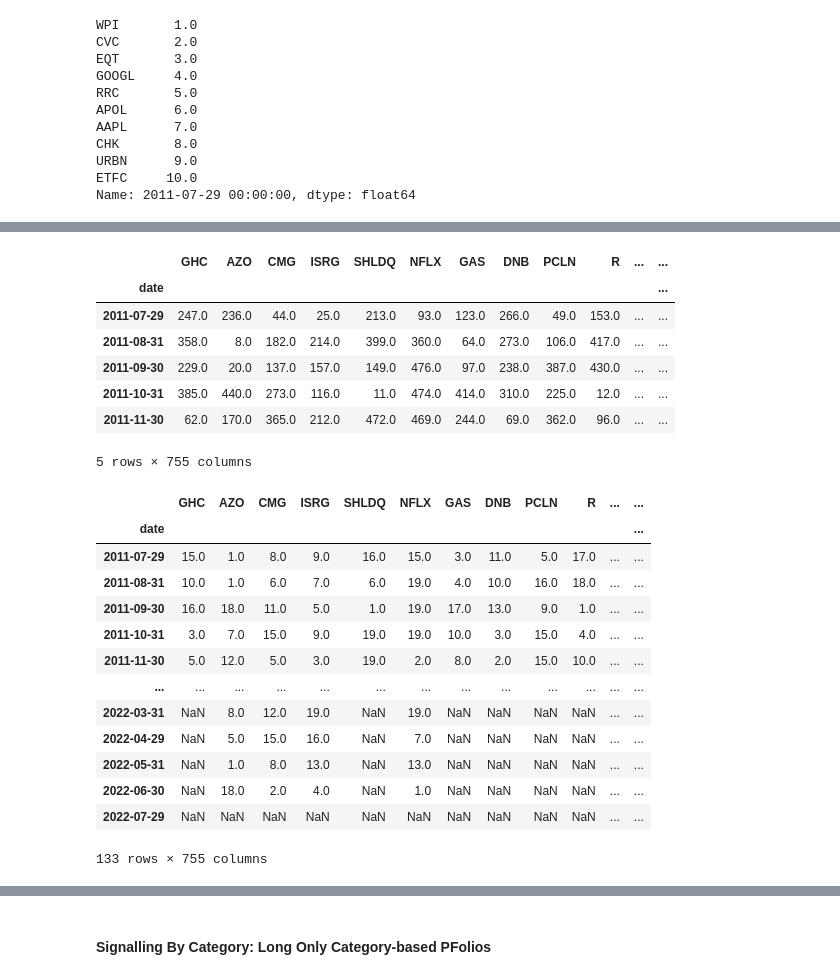
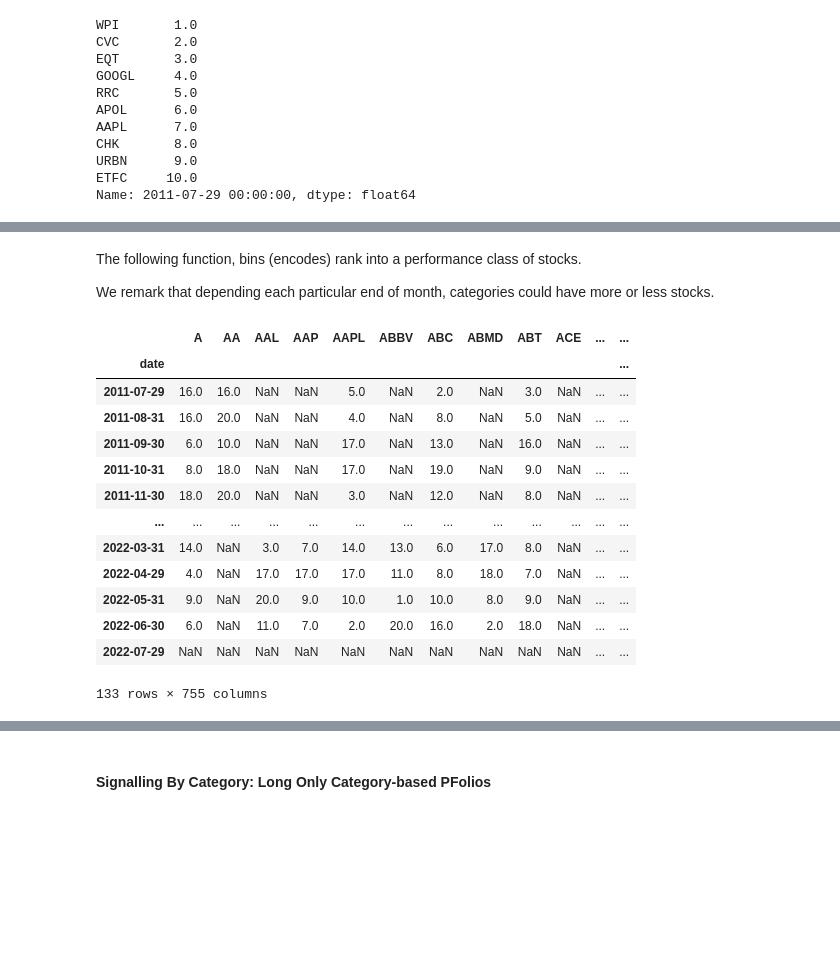
Before and after one commit to falken1983/pystock_recommender, a Jupyter notebook: jupyter_notebooks/scoring_stocks_performance.ipynb, the cells around one changed output, grey strips where cells are left out. Drawn from its saved outputs; the diff is of its cells as text; code cells hidden in the pictures; blank space fills up the shorter version.

```diff
--- a/jupyter_notebooks/scoring_stocks_performance.ipynb
+++ b/jupyter_notebooks/scoring_stocks_performance.ipynb
@@ -44,11 +58,11 @@ Name: AAPL, dtype: float64
 # %%
-def f(data, last_row=False):
+def net_cumreturn(data, last_row=False):
     df = ((1+data).cumprod(axis=0)-1)
     if last_row:
         return df.iloc[-1]
     return df
 
-AAPLdaily_rets.resample("BM").apply(f, last_row=True)[:-1]
+df["AAPL"].resample("BM").apply(net_cumreturn, last_row=True)[:-1] # (Net) Cumulative Return and Monthly Resampling
 # %% [output]
 date
 2011-06-30    0.004879
@@ -66,5 +82,5 @@ Freq: BM, Name: AAPL, Length: 134, dtype: float64
 # %%
-df_monthly_returns = df.resample("BM").apply(f, last_row=True)[1:-1]
+df_monthly_returns = df.resample("BM").apply(net_cumreturn, last_row=True)[1:-1]
 # %%
 df_monthly_returns.head()
 # %% [output]
@@ -261,11 +292,0 @@ df_monthly_returns.apply(revelator, axis=1) """
-# %%
-""" def revelator(data):
-    #pass
-    # best_perfs = data.rank(ascending=False)<=10
-    df = data.rank(ascending=False)
-    #df.loc[best_perfs] = 1
-    #df.loc[worst_perfs] = -1
-    #df_row.loc[~best_perfs & ~worst_perfs] = 0
-    return df """
-
-df_monthly_ranks = df_monthly_returns.rank(ascending=False, axis=1)
@@ -325,45 +326,33 @@ df_monthly_ranks.head(5)
-# %%
-df_rank_encoded.head(5)
-# %% [output]
-|  | GHC | AZO | CMG | ISRG | SHLDQ | NFLX | GAS | DNB | PCLN | R | ... | ... |
-| date |  |  |  |  |  |  |  |  |  |  |  | ... |
-| 2011-07-29 | 247.0 | 236.0 | 44.0 | 25.0 | 213.0 | 93.0 | 123.0 | 266.0 | 49.0 | 153.0 | ... | ... |
-| 2011-08-31 | 358.0 | 8.0 | 182.0 | 214.0 | 399.0 | 360.0 | 64.0 | 273.0 | 106.0 | 417.0 | ... | ... |
-| 2011-09-30 | 229.0 | 20.0 | 137.0 | 157.0 | 149.0 | 476.0 | 97.0 | 238.0 | 387.0 | 430.0 | ... | ... |
-| 2011-10-31 | 385.0 | 440.0 | 273.0 | 116.0 | 11.0 | 474.0 | 414.0 | 310.0 | 225.0 | 12.0 | ... | ... |
-| 2011-11-30 | 62.0 | 170.0 | 365.0 | 212.0 | 472.0 | 469.0 | 244.0 | 69.0 | 362.0 | 96.0 | ... | ... |
-5 rows × 755 columns
-# %%
-def revelator(data): #John, The Revelator
-    bins = np.linspace(1,data.count(),num=20) # notna values. This implies trading with a different number of high relevant (1) and high irrelevant (19) stocks
-    labels = list(range(1,len(bins)))
-    df = pd.cut(x=data,
-        bins=bins,
-        labels=labels)
-    return df
-
-df_rank_encoded = df_rank_encoded.apply(revelator, axis=1)
+# %% [markdown]
+The following function, bins (encodes) rank into a performance class of stocks.
+
+We remark that depending each particular end of month, categories could have more or less stocks.
 # %%
+# notna values. This implies trading with a different number of high relevant (CAT 1) and high irrelevant (CAT 20) stocks on each "query" date
+def revelator(data): #John, The Revelator
+    bins = 20
+    df = pd.cut(x=data, bins=bins, labels=False)
+    return 1+df
 """
 Relevance encoding must be lagged : to train the model we have to calculate and select features
 capable to explain the one-period (1 BM) after high or low performance
 In this way relevances can be inferred by the model on the test set (prediction)
 and then implement portfolio selection policies prior to the period of interest
 """
-df_rank_encoded = df_rank_encoded.shift(-1).astype(float)
+df_rank_encoded = df_rank_encoded.apply(revelator, axis=1).shift(-1)
 df_rank_encoded
 # %% [output]
-|  | GHC | AZO | CMG | ISRG | SHLDQ | NFLX | GAS | DNB | PCLN | R | ... | ... |
+|  | A | AA | AAL | AAP | AAPL | ABBV | ABC | ABMD | ABT | ACE | ... | ... |
 | date |  |  |  |  |  |  |  |  |  |  |  | ... |
-| 2011-07-29 | 15.0 | 1.0 | 8.0 | 9.0 | 16.0 | 15.0 | 3.0 | 11.0 | 5.0 | 17.0 | ... | ... |
-| 2011-08-31 | 10.0 | 1.0 | 6.0 | 7.0 | 6.0 | 19.0 | 4.0 | 10.0 | 16.0 | 18.0 | ... | ... |
-| 2011-09-30 | 16.0 | 18.0 | 11.0 | 5.0 | 1.0 | 19.0 | 17.0 | 13.0 | 9.0 | 1.0 | ... | ... |
-| 2011-10-31 | 3.0 | 7.0 | 15.0 | 9.0 | 19.0 | 19.0 | 10.0 | 3.0 | 15.0 | 4.0 | ... | ... |
-| 2011-11-30 | 5.0 | 12.0 | 5.0 | 3.0 | 19.0 | 2.0 | 8.0 | 2.0 | 15.0 | 10.0 | ... | ... |
+| 2011-07-29 | 16.0 | 16.0 | NaN | NaN | 5.0 | NaN | 2.0 | NaN | 3.0 | NaN | ... | ... |
+| 2011-08-31 | 16.0 | 20.0 | NaN | NaN | 4.0 | NaN | 8.0 | NaN | 5.0 | NaN | ... | ... |
+| 2011-09-30 | 6.0 | 10.0 | NaN | NaN | 17.0 | NaN | 13.0 | NaN | 16.0 | NaN | ... | ... |
+| 2011-10-31 | 8.0 | 18.0 | NaN | NaN | 17.0 | NaN | 19.0 | NaN | 9.0 | NaN | ... | ... |
+| 2011-11-30 | 18.0 | 20.0 | NaN | NaN | 3.0 | NaN | 12.0 | NaN | 8.0 | NaN | ... | ... |
 | ... | ... | ... | ... | ... | ... | ... | ... | ... | ... | ... | ... | ... |
-| 2022-03-31 | NaN | 8.0 | 12.0 | 19.0 | NaN | 19.0 | NaN | NaN | NaN | NaN | ... | ... |
-| 2022-04-29 | NaN | 5.0 | 15.0 | 16.0 | NaN | 7.0 | NaN | NaN | NaN | NaN | ... | ... |
-| 2022-05-31 | NaN | 1.0 | 8.0 | 13.0 | NaN | 13.0 | NaN | NaN | NaN | NaN | ... | ... |
-| 2022-06-30 | NaN | 18.0 | 2.0 | 4.0 | NaN | 1.0 | NaN | NaN | NaN | NaN | ... | ... |
+| 2022-03-31 | 14.0 | NaN | 3.0 | 7.0 | 14.0 | 13.0 | 6.0 | 17.0 | 8.0 | NaN | ... | ... |
+| 2022-04-29 | 4.0 | NaN | 17.0 | 17.0 | 17.0 | 11.0 | 8.0 | 18.0 | 7.0 | NaN | ... | ... |
+| 2022-05-31 | 9.0 | NaN | 20.0 | 9.0 | 10.0 | 1.0 | 10.0 | 8.0 | 9.0 | NaN | ... | ... |
+| 2022-06-30 | 6.0 | NaN | 11.0 | 7.0 | 2.0 | 20.0 | 16.0 | 2.0 | 18.0 | NaN | ... | ... |
 | 2022-07-29 | NaN | NaN | NaN | NaN | NaN | NaN | NaN | NaN | NaN | NaN | ... | ... |
 133 rows × 755 columns
```
Also changed, not shown: parts of 52 cells of this notebook, 2 other files.
